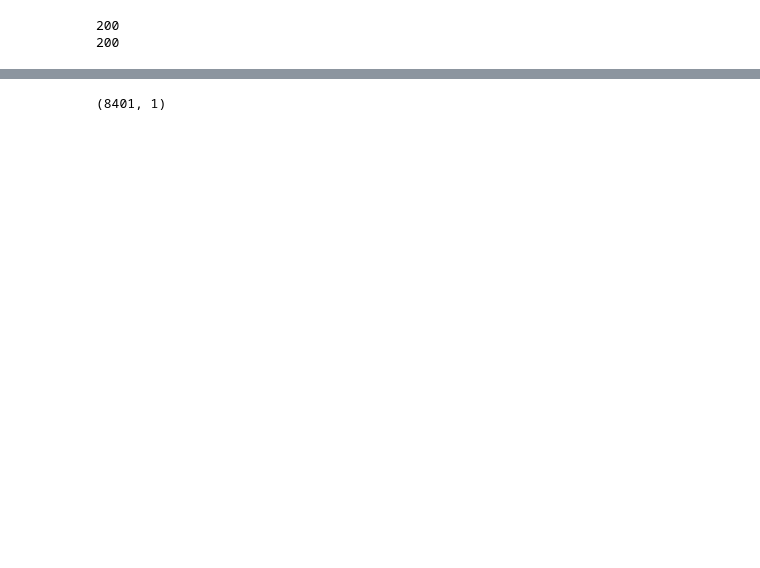
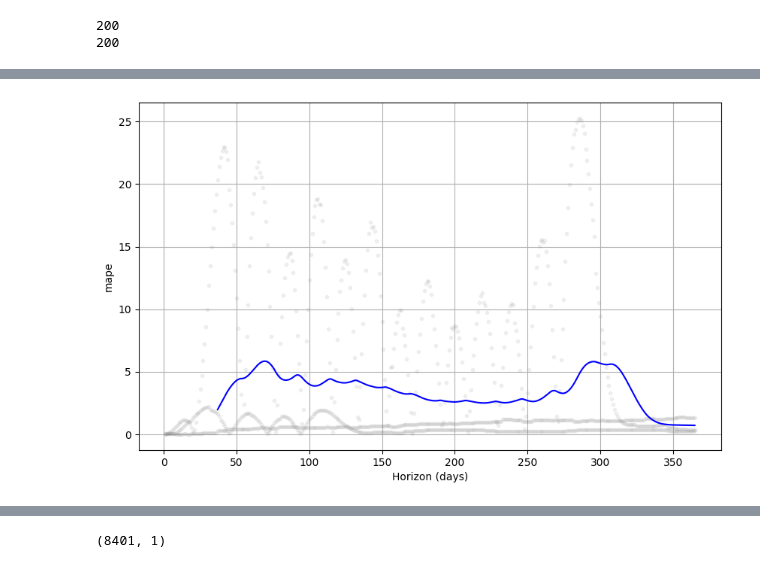
Before and after one commit to paulowiz/udacitty-stock-predictor, a Jupyter notebook: stock.ipynb, the cells around one changed output, grey strips where cells are left out. Saved outputs shown, nothing was run; the diff lists cells and outputs as text; code cells hidden in the pictures; blank space fills up the shorter version.

```diff
--- a/stock.ipynb
+++ b/stock.ipynb
@@ -337,0 +356,7 @@ RMSE: 38.310287526708166
+# %%
+## Python
+from prophet.diagnostics import cross_validation
+df_cv = cross_validation(model, initial='730 days', period='180 days', horizon = '365 days')
+
+cutoffs = pd.to_datetime(['2013-02-15', '2013-08-15', '2014-02-15'])
+df_cv2 = cross_validation(model, cutoffs=cutoffs, horizon='365 days')
@@ -337,0 +405,6 @@ RMSE: 38.310287526708166
+# %%
+# Python
+from prophet.plot import plot_cross_validation_metric
+fig = plot_cross_validation_metric(df_cv2, metric='mape')
+# %% [output]
+[figure, added]
```
Also changed, not shown: parts of 20 cells of this notebook, 2 other files.
